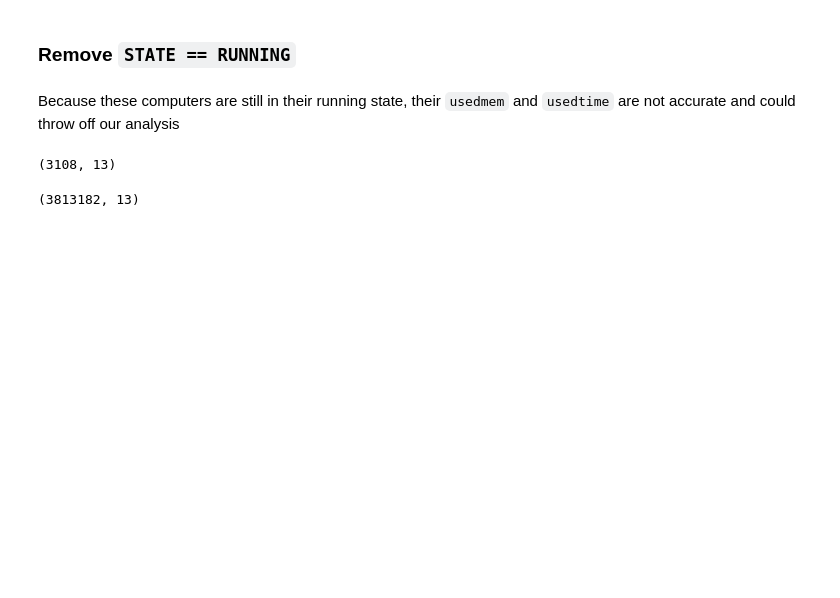
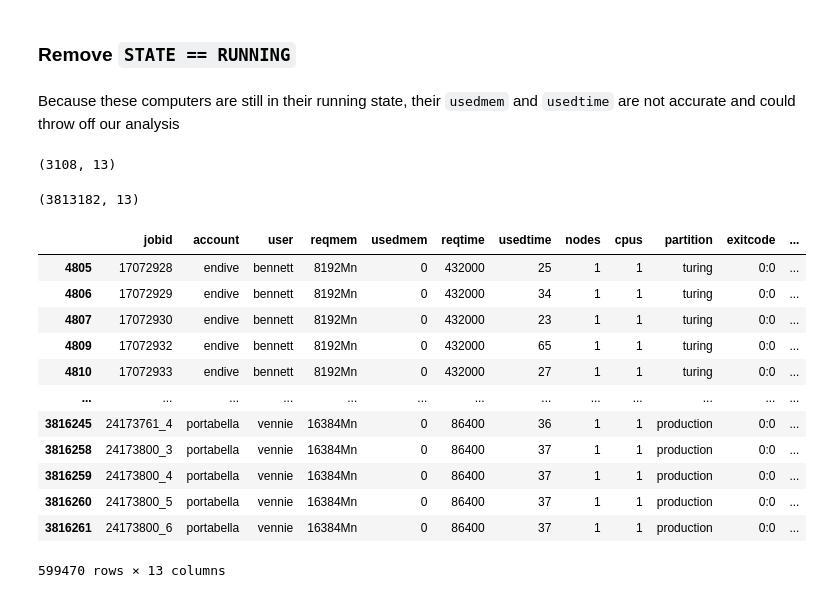
Before and after one commit to nss-data-science-cohort-4/dq2-accre-amd, a Jupyter notebook: notebooks/accre_jobs_2020.ipynb, the cells around one changed output. Saved outputs shown, nothing was run; the diff lists cells and outputs as text; code cells hidden in the pictures; blank space fills up the shorter version.

```diff
--- a/notebooks/accre_jobs_2020.ipynb
+++ b/notebooks/accre_jobs_2020.ipynb
@@ -174,8 +212,25 @@ computers_state_running = data[data['state'] == 'RUNNING']
 computers_state_running.shape
 # %% [output]
 (3108, 13)
-# %%
-data = data[data['state'] != 'RUNNING']
-data.shape
-# %% [output]
-(3813182, 13)
+# %%
+accre_jobs_2020 = accre_jobs_2020[accre_jobs_2020['state'] != 'RUNNING']
+accre_jobs_2020.shape
+# %% [output]
+(3813182, 13)
+# %%
+accre_mem_zeros = accre_jobs_2020[accre_jobs_2020['usedmem'] == '0'] # Why would they have used memory == 0
+accre_mem_zeros
+# %% [output]
+|  | jobid | account | user | reqmem | usedmem | reqtime | usedtime | nodes | cpus | partition | exitcode | ... |
+| 4805 | 17072928 | endive | bennett | 8192Mn | 0 | 432000 | 25 | 1 | 1 | turing | 0:0 | ... |
+| 4806 | 17072929 | endive | bennett | 8192Mn | 0 | 432000 | 34 | 1 | 1 | turing | 0:0 | ... |
+| 4807 | 17072930 | endive | bennett | 8192Mn | 0 | 432000 | 23 | 1 | 1 | turing | 0:0 | ... |
+| 4809 | 17072932 | endive | bennett | 8192Mn | 0 | 432000 | 65 | 1 | 1 | turing | 0:0 | ... |
+| 4810 | 17072933 | endive | bennett | 8192Mn | 0 | 432000 | 27 | 1 | 1 | turing | 0:0 | ... |
+| ... | ... | ... | ... | ... | ... | ... | ... | ... | ... | ... | ... | ... |
+| 3816245 | 24173761_4 | portabella | vennie | 16384Mn | 0 | 86400 | 36 | 1 | 1 | production | 0:0 | ... |
+| 3816258 | 24173800_3 | portabella | vennie | 16384Mn | 0 | 86400 | 37 | 1 | 1 | production | 0:0 | ... |
+| 3816259 | 24173800_4 | portabella | vennie | 16384Mn | 0 | 86400 | 37 | 1 | 1 | production | 0:0 | ... |
+| 3816260 | 24173800_5 | portabella | vennie | 16384Mn | 0 | 86400 | 37 | 1 | 1 | production | 0:0 | ... |
+| 3816261 | 24173800_6 | portabella | vennie | 16384Mn | 0 | 86400 | 37 | 1 | 1 | production | 0:0 | ... |
+599470 rows × 13 columns
```
Also changed, not shown: parts of 16 cells of this notebook.
